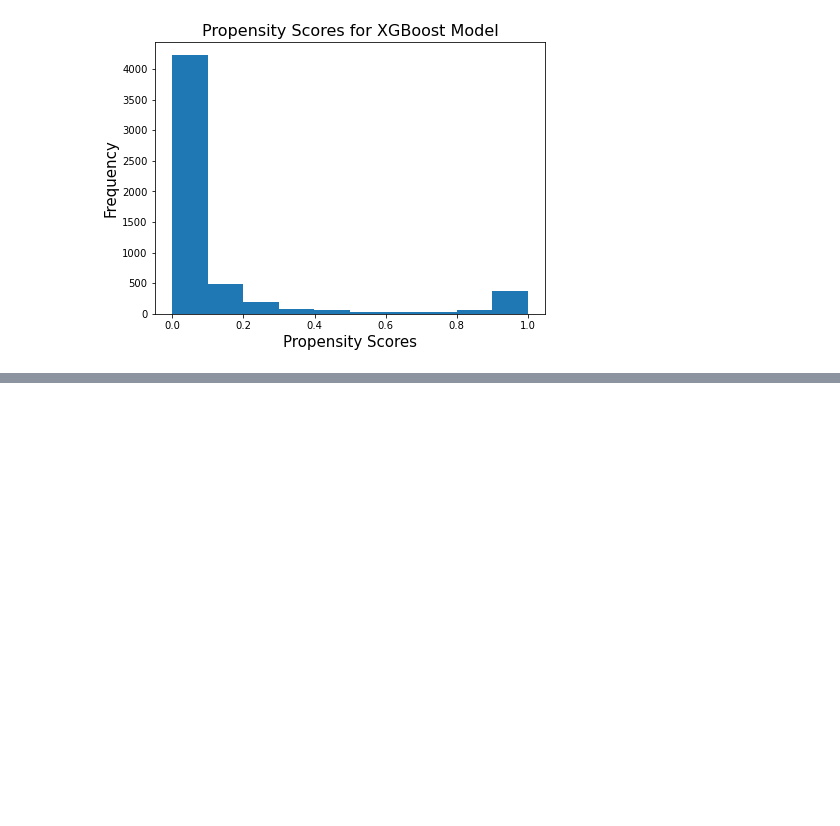
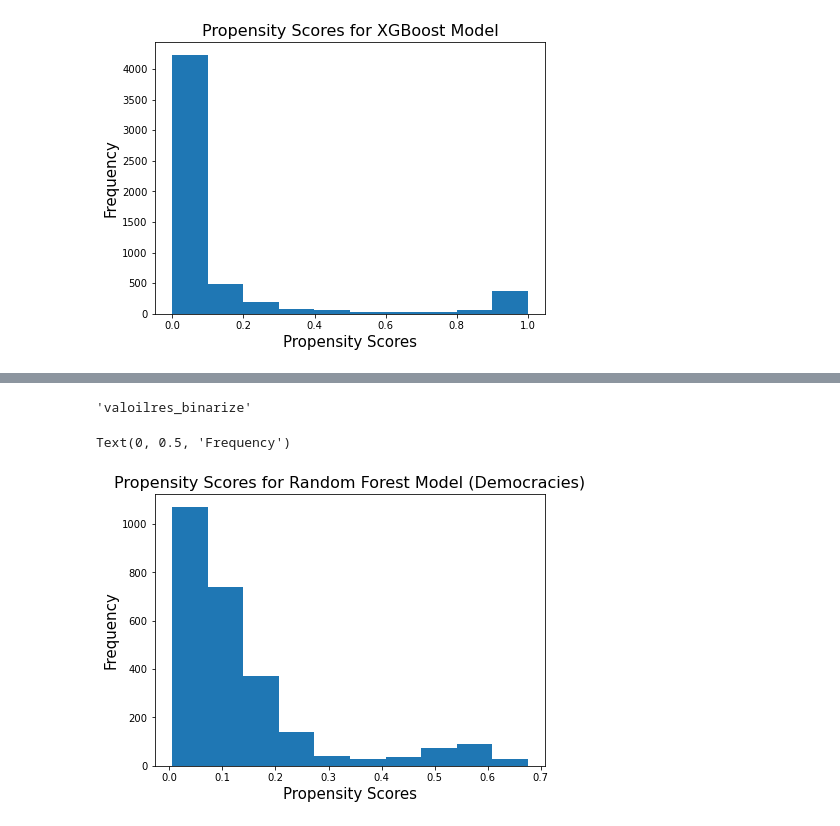
Before and after one commit to wanranzhao/STAT27420-final-code, a Jupyter notebook: Code/model_fitting.ipynb, the cells around one changed output, grey strips where cells are left out. Saved outputs shown, nothing was run; the diff lists cells and outputs as text; code cells hidden in the pictures; blank space fills up the shorter version.

Commit message:
models for democracy and non-democracy added to model fitting

```diff
--- a/Code/model_fitting.ipynb
+++ b/Code/model_fitting.ipynb
@@ -646,0 +597,26 @@ a.loc[b[b > .005].index]
+# %%
+treatment_lst = ['valoilres_binarize', # value of oil reserves
+               'valoilres_public_binarize', # value of oil reserves from public data
+               'oilpop_binarize', # oil reserves per capita in million barrels per 1000 persons
+               'valoilres_impute_binarize', # value of oilpop_impute (multiply by crude oil price)
+               'oilpop_impute_binarize']
+
+outcome_lst = ['onset2COWCS',
+               'onsetUCS',
+               'coup',
+               'periregular',
+               'milexp_pergdpSIPRI_diff']
+confounders = ['crude1990P_diff',
+               'wildcat_diff',
+               'out_regdisaster_diff',
+               'ecgrowth',
+               'pop_maddison_diff',
+               'popdens_diff',
+               'democracy_diff',
+               'logmountain',
+               'ethnic_fractionalization',
+               'religion_fractionalization',
+               'language_fractionalization',
+               'leg_british',
+               'decade',
+               'opec']
@@ -646,0 +734,9 @@ a.loc[b[b > .005].index]
+# %%
+treatment
+# %% [output]
+'valoilres_binarize'
+# %%
+g_demo_df = oil_df[confounders + [treatment] + ['democracy']][oil_df['democracy'] > .005].dropna().reset_index()
+g_demo_df[treatment] = g_demo_df[treatment].replace({0.0: 0, 1.0: 1})
+rf_demo_propensity = treatment_k_fold_fit_and_predict(make_g_model, g_demo_df[confounders], g_demo_df[treatment], n_splits=5)
+xgb_demo_propensity = treatment_k_fold_fit_and_predict(make_xgboost_g_model, g_demo_df[confounders], g_demo_df[treatment], n_splits=5)
@@ -646,0 +748,9 @@ a.loc[b[b > .005].index]
+# %%
+plt.figure(figsize=(7, 5))
+hist(rf_demo_propensity)
+plt.title('Propensity Scores for Random Forest Model (Democracies)', fontsize=16)
+plt.xlabel('Propensity Scores', fontsize=15)
+plt.ylabel('Frequency', fontsize=15)
+# %% [output]
+Text(0, 0.5, 'Frequency')
+[figure, added]
```
Also changed, not shown: parts of 16 cells of this notebook, 2 other files.
